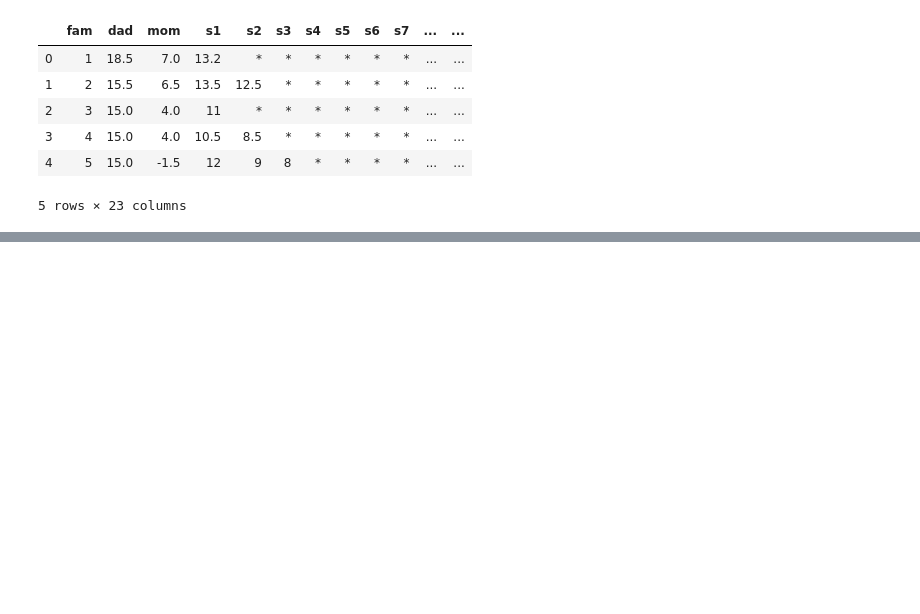
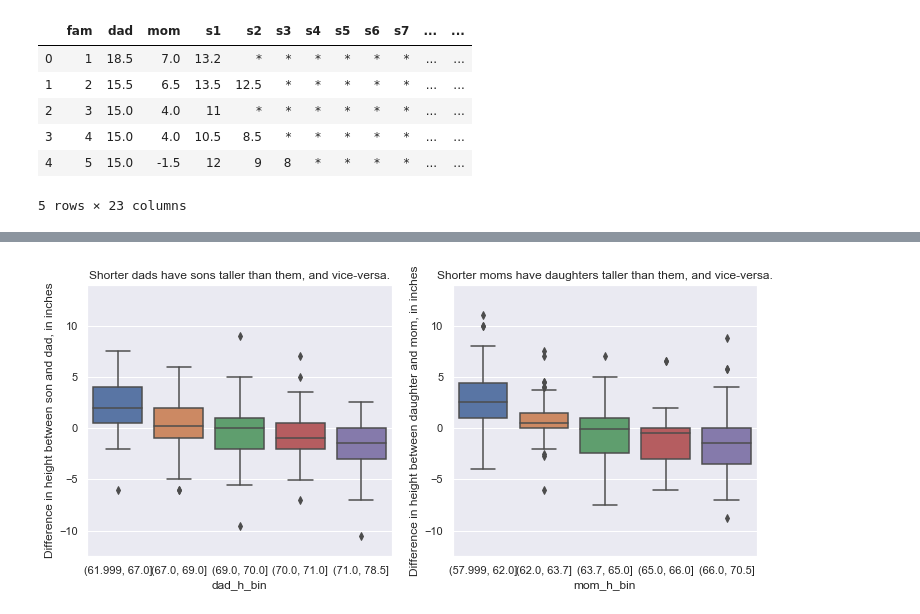
Before and after one commit to gentimouton/dives, a Jupyter notebook: practical_ds/practical_stats_ch2_sampling.ipynb, the cells around one changed output, grey strips where cells are left out. Drawn from its saved outputs; the diff is of its cells as text; code cells hidden in the pictures; blank space fills up the shorter version.

```diff
--- a/practical_ds/practical_stats_ch2_sampling.ipynb
+++ b/practical_ds/practical_stats_ch2_sampling.ipynb
@@ -369,17 +387,0 @@ ddf.sort_values(by='fam').head(10)
-# %%
-bins = [-100] + list(range(-6, 6+1, 1)) + [100]
-ddf['dad_bin'] = ddf['dad'].astype(int) # truncate
-res = (
-    ddf
-    .query('(child_gender == "male") & (dad >= 5) & (dad < 14)')
-    .groupby('dad_bin')
-    .agg({'hdiff': 'mean', 'n_children':'count'})
-    .reset_index()
-)
-
-# plot - TODO: boxplot instead of lines
-ax = res[['hdiff','dad_bin']].plot()
-m = ddf.query('(child_gender == "male") & (dad >= 5) & (dad < 15)')['dad'].mean()
-ax.axhline(m, color='black');
-
-res
@@ -397,0 +388,57 @@ res
+# %%
+def boxplot_mom_dad_vs_children(df, n_quantiles=5):
+    """
+    Draw 2 boxplots next to each other.
+    Left has height difference in inches between son and dad.
+    Right has height difference in inches between daughter and mom.
+    Bin parent height into n_quantiles.
+    """
+
+    df['dad_h_bin'] = pd.qcut(df['dad_h'], n_quantiles)
+    df['mom_h_bin'] = pd.qcut(df['mom_h'], n_quantiles)
+
+    fig, axes = plt.subplots(1,2, figsize=(12, 5))
+    ylim = (
+        min(
+            df['child_minus_dad'].min(),
+            df['child_minus_mom'].min()
+        ),
+        max(
+            df['child_minus_dad'].max(),
+            df['child_minus_mom'].max()
+        )
+    )
+
+    # left plot
+    ax = axes[0]
+    (
+        sns.boxplot(
+            x='dad_h_bin',
+            y='child_minus_dad',
+            data=df.query('(child_gender == "male")'),
+            ax=ax
+        )
+
+    )
+    ax.set_title('Shorter dads have sons taller than them, and vice-versa.')
+    ax.set_ylabel('Difference in height between son and dad, in inches')
+    ax.set(ylim=ylim)
+
+    # right plot
+    ax = axes[1]
+    (
+        sns.boxplot(
+            x='mom_h_bin',
+            y='child_minus_mom',
+            data=df.query('(child_gender == "female")'),
+            ax=axes[1]
+        )
+    )
+    ax.set_title('Shorter moms have daughters taller than them, and vice-versa.')
+    ax.set_ylabel('Difference in height between daughter and mom, in inches')
+    ax.set(ylim=ylim)
+
+
+boxplot_mom_dad_vs_children(ddf)
+# %% [output]
+[figure, added]
```
Also changed, not shown: parts of 4 cells of this notebook, 1 other file.
